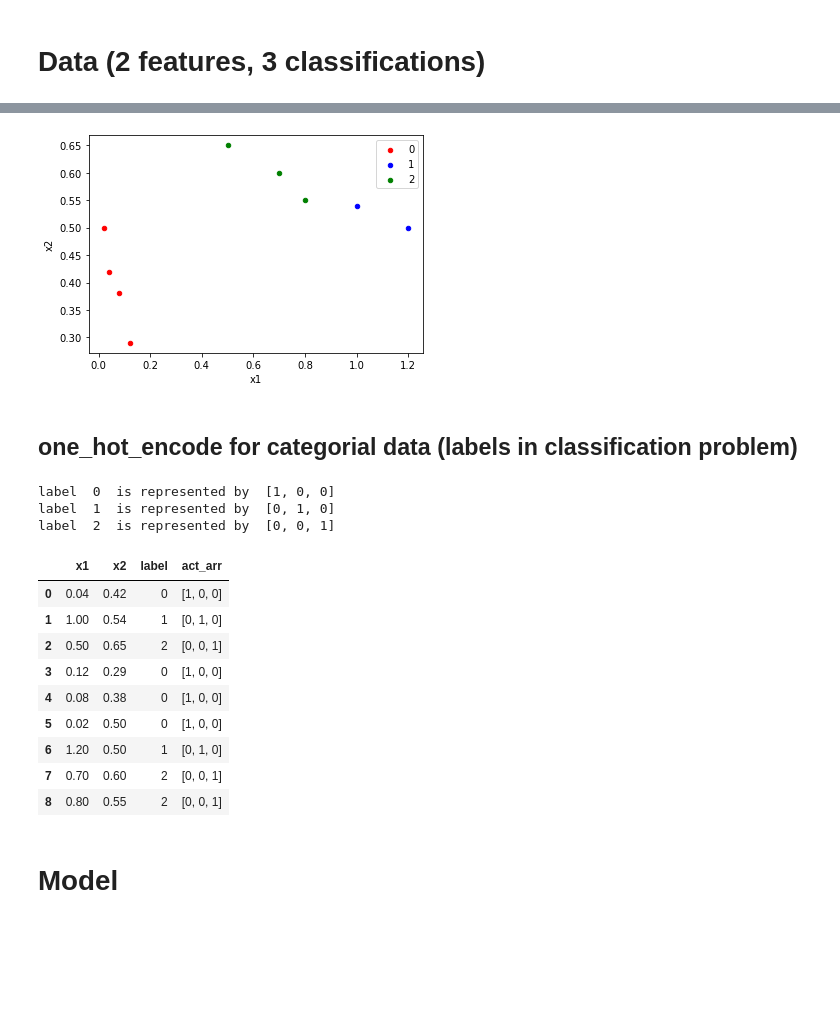
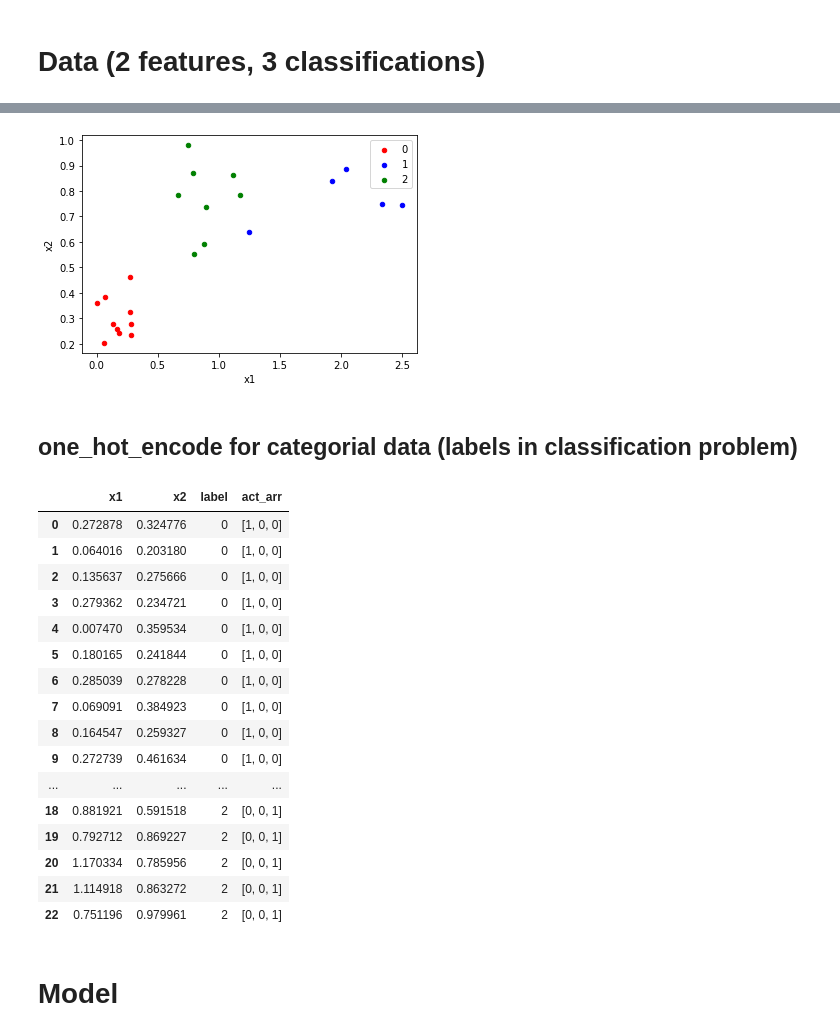
Before and after one commit to Huilin-Li/EasyAlgorithm, a Jupyter notebook: Nerual_Network_from_scratch_2features_3classification.ipynb, the cells around one changed output, grey strips where cells are left out. Drawn from its saved outputs; the diff is of its cells as text; code cells hidden in the pictures; blank space fills up the shorter version.

```diff
--- a/Nerual_Network_from_scratch_2features_3classification.ipynb
+++ b/Nerual_Network_from_scratch_2features_3classification.ipynb
@@ -9,8 +14,11 @@ import pandas as pd
 # %%
 df = pd.DataFrame(columns=['x1', 'x2'])
-df['x1'] = [0.04,    1,  0.5, 0.12, 0.08, 0.02, 1.2, 0.7,  0.8]
-df['x2'] = [0.42, 0.54, 0.65, 0.29, 0.38,  0.5, 0.5, 0.6, 0.55]
-df['label'] = [0,1,2,0,0,0,1,2,2]
+n_0, n_1, n_2 = 10, 5, 8
+df['x1'] = [np.random.uniform(0,0.3) for _ in range(n_0)] + [np.random.uniform(0.98,3) for _ in range(n_1)] + [np.random.uniform(0.5,1.3) for _ in range(n_2)]
+#[0.04,    1,  0.5, 0.12, 0.08, 0.02, 1.2, 0.7,  0.8]
+df['x2'] = [np.random.uniform(0.09,0.5) for _ in range(n_0)] + [np.random.uniform(0.56,1) for _ in range(n_1)] + [np.random.uniform(0.55,1) for _ in range(n_2)]
+#[0.42, 0.54, 0.65, 0.29, 0.38,  0.5, 0.5, 0.6, 0.55]
+df['label'] = [0]*n_0 + [1]*n_1 + [2]*n_2
 df
 # %% [output]
 |  | x1 | x2 | label |
@@ -26,13 +41,13 @@ df
 # %%
 # visualize
 colors = {0:'red', 1:'blue', 2:'green'}
-fig, ax = pyplot.subplots()
+fig, ax = plt.subplots()
 grouped = df.groupby('label')
 for key, group in grouped:
     group.plot(ax=ax, kind='scatter', x='x1', y='x2', label=key, color=colors[key])
-pyplot.show()
+plt.show()
 # %% [output]
-[figure, old version]
+[figure, new version]
 # %% [markdown]
 ## one_hot_encode for categorial data (labels in classification problem)
 # %%
@@ -51,27 +66,30 @@ for c in labels:
     arr = list(np.zeros(len(unique_labels), dtype = int))
     arr[mapping[c]] = 1
     one_hot_encode.append(arr)
-print('label ', labels[0], ' is represented by ', one_hot_encode[0])
-print('label ', labels[1], ' is represented by ', one_hot_encode[1])
-print('label ', labels[2], ' is represented by ', one_hot_encode[2])
+# print('label ', labels[0], ' is represented by ', one_hot_encode[0])
+# print('label ', labels[40], ' is represented by ', one_hot_encode[40])
+# print('label ', labels[-1], ' is represented by ', one_hot_encode[-1])
-# %% [output]
-label  0  is represented by  [1, 0, 0]
-label  1  is represented by  [0, 1, 0]
-label  2  is represented by  [0, 0, 1]
 # %%
 df['act_arr'] = one_hot_encode
 df
 # %% [output]
 |  | x1 | x2 | label | act_arr |
-| 0 | 0.04 | 0.42 | 0 | [1, 0, 0] |
-| 1 | 1.00 | 0.54 | 1 | [0, 1, 0] |
-| 2 | 0.50 | 0.65 | 2 | [0, 0, 1] |
-| 3 | 0.12 | 0.29 | 0 | [1, 0, 0] |
-| 4 | 0.08 | 0.38 | 0 | [1, 0, 0] |
-| 5 | 0.02 | 0.50 | 0 | [1, 0, 0] |
-| 6 | 1.20 | 0.50 | 1 | [0, 1, 0] |
-| 7 | 0.70 | 0.60 | 2 | [0, 0, 1] |
-| 8 | 0.80 | 0.55 | 2 | [0, 0, 1] |
+| 0 | 0.272878 | 0.324776 | 0 | [1, 0, 0] |
+| 1 | 0.064016 | 0.203180 | 0 | [1, 0, 0] |
+| 2 | 0.135637 | 0.275666 | 0 | [1, 0, 0] |
+| 3 | 0.279362 | 0.234721 | 0 | [1, 0, 0] |
+| 4 | 0.007470 | 0.359534 | 0 | [1, 0, 0] |
+| 5 | 0.180165 | 0.241844 | 0 | [1, 0, 0] |
+| 6 | 0.285039 | 0.278228 | 0 | [1, 0, 0] |
+| 7 | 0.069091 | 0.384923 | 0 | [1, 0, 0] |
+| 8 | 0.164547 | 0.259327 | 0 | [1, 0, 0] |
+| 9 | 0.272739 | 0.461634 | 0 | [1, 0, 0] |
+| ... | ... | ... | ... | ... |
+| 18 | 0.881921 | 0.591518 | 2 | [0, 0, 1] |
+| 19 | 0.792712 | 0.869227 | 2 | [0, 0, 1] |
+| 20 | 1.170334 | 0.785956 | 2 | [0, 0, 1] |
+| 21 | 1.114918 | 0.863272 | 2 | [0, 0, 1] |
+| 22 | 0.751196 | 0.979961 | 2 | [0, 0, 1] |
 # %% [markdown]
 # Model
 # %% [markdown]
```
Also changed, not shown: parts of 9 cells of this notebook.
